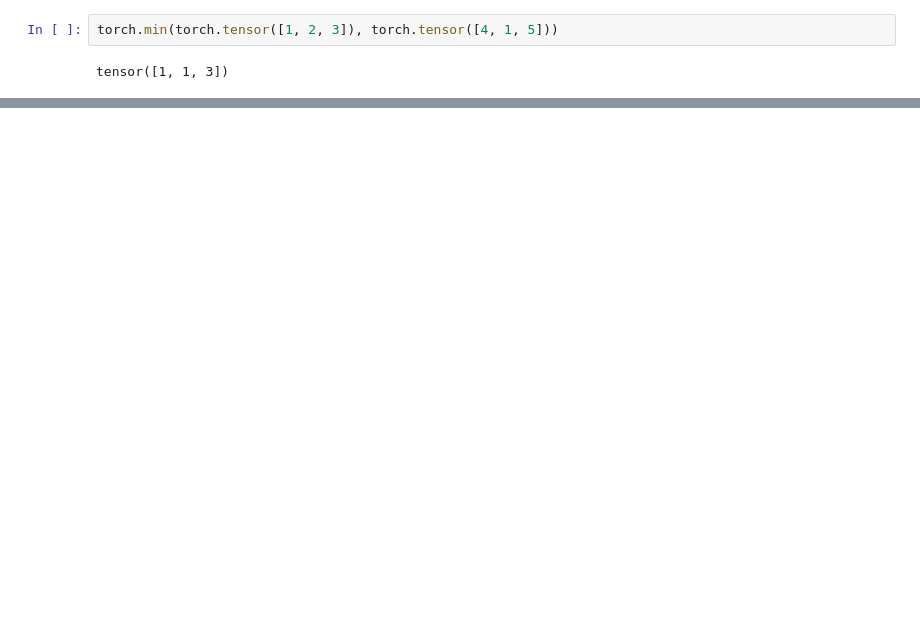
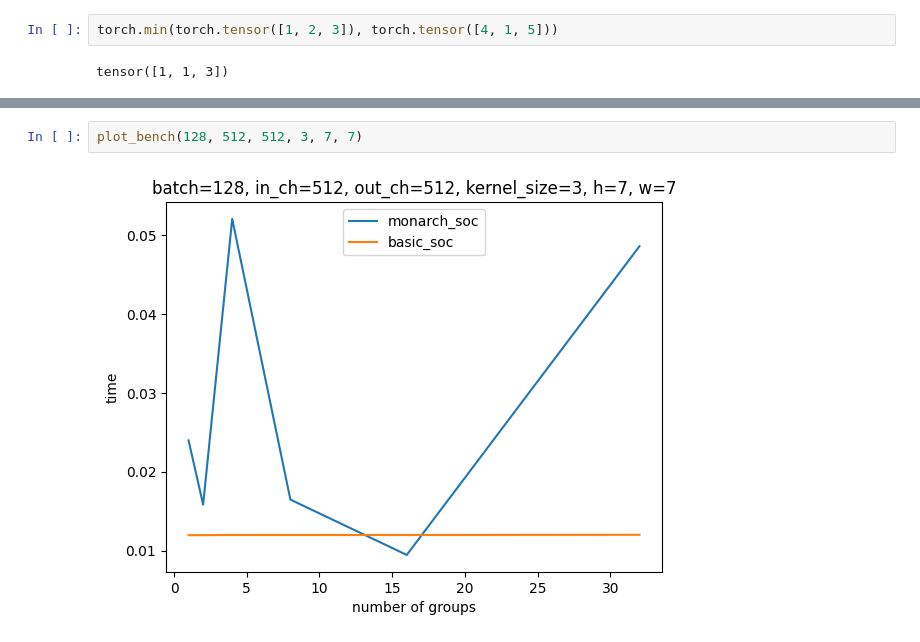
Before and after one commit to Kilka74/GS_SOC, a Jupyter notebook: benchmarks.ipynb, the cells around one changed output, grey strips where cells are left out. Saved outputs shown, nothing was run; the diff lists cells and outputs as text; blank space fills up the shorter version.

```diff
--- a/benchmarks.ipynb
+++ b/benchmarks.ipynb
@@ -462,0 +456,4 @@ linear(x)
+# %%
+plot_bench(128, 512, 512, 3, 7, 7)
+# %% [output]
+[figure, added]
```
Also changed, not shown: parts of 18 cells of this notebook, 6 other files.
